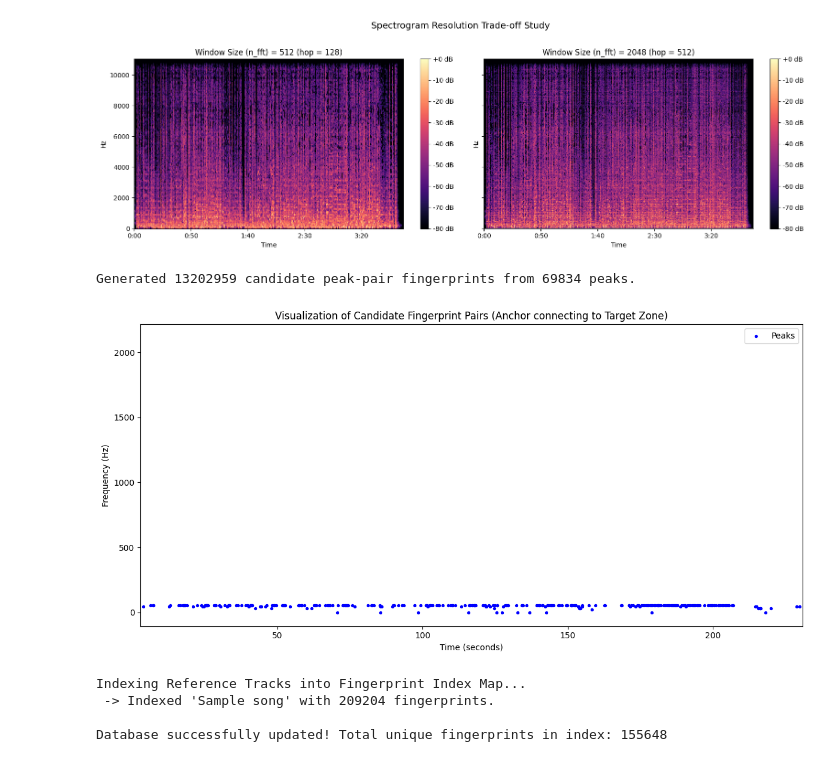
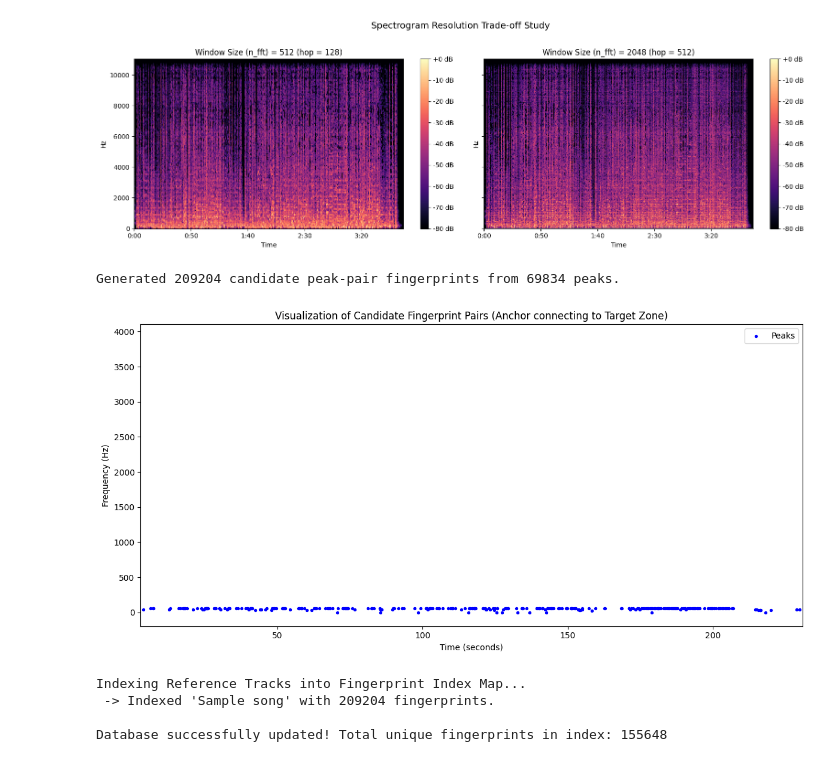
Before and after one commit to RamRishit/Week2, a Jupyter notebook: MainFile.ipynb, the cells around one changed output. Drawn from its saved outputs; the diff is of its cells as text; code cells hidden in the pictures.

```diff
--- a/MainFile.ipynb
+++ b/MainFile.ipynb
@@ -65,25 +66,3 @@ print(f"\nActive Focus Song selected for visualization: '{focus_song}'")
 Successfully loaded reference track: 'Sample song' | Duration: 236.7s
 
 Active Focus Song selected for visualization: 'Sample song'
-# %%
-#Uploading song and making the audio dictionary
-
-paths = {
-    "Sample song": "/content/audio1.mp3"
-}
-
-sr = 22050
-audio = {}
-
-for name, path in paths.items():
-    info = sf.info(path)
-
-    y, _ = librosa.load(path, sr=sr, mono=True)
-    audio[name] = y
-
-    print(
-        name,
-        "Original sample rate:", info.samplerate,
-        "Original channels:", info.channels,
-        "Duration:", round(len(y) / sr, 2), "seconds"
-    )
@@ -254,7 +231,7 @@ plt.show()
 # %% [output]
 [figure]
 # %%
-# Task 4: Fingerprint Representation (Peak-Pairing)
+# Task 4: Optimized Fingerprint Representation (Peak-Pairing with Fan-out constraint)
 # Sort the peak coordinates by time so we can scan forward in time
 
 peaks = sorted(zip(peak_times, peak_frequencies), key=lambda x: x[0])
@@ -263,11 +240,13 @@ peaks = sorted(zip(peak_times, peak_frequencies), key=lambda x: x[0])
 MIN_TIME_GAP = 0.1     # minimum time difference in seconds between paired peaks
 MAX_TIME_GAP = 1.5     # maximum time difference in seconds between paired peaks
 MAX_FREQ_GAP = 2000.0  # maximum frequency difference in Hz between paired peaks
+FAN_OUT = 3            # limit pairing density to prevent RAM explosion
 
 fingerprints = []
 
 # Iterate through each peak as an anchor point
 for i, (t1, f1) in enumerate(peaks):
+    connections = 0
     for j in range(i + 1, len(peaks)):
         t2, f2 = peaks[j]
         dt = t2 - t1
@@ -277,36 +256,38 @@ for i, (t1, f1) in enumerate(peaks):
             break
 
         # Check if the pair falls inside the target zone criteria
         if dt >= MIN_TIME_GAP and abs(f2 - f1) <= MAX_FREQ_GAP:
             # Record the fingerprint pair: ((f1, f2, dt), t1)
-            # We round to store them efficiently as integers/discrete values
             fingerprints.append(((int(f1), int(f2), round(dt, 2)), round(t1, 2)))
+            connections += 1
+            if connections >= FAN_OUT:
+                break
 
 print(f"Generated {len(fingerprints)} candidate peak-pair fingerprints from {len(peaks)} peaks.")
 
 # Let's plot a small subset of these pairs (e.g. first 150 pairs) to visualize the connections
 plt.figure(figsize=(12, 6))
 plt.scatter(peak_times[:300], peak_frequencies[:300], color='blue', s=8, label='Peaks', zorder=2)
 
 # Draw connection lines for the first 150 fingerprints
 plotted_lines = 0
 for ((f1, f2, dt), t1) in fingerprints:
     if plotted_lines >= 150:
         break
     t2 = t1 + dt
     plt.plot([t1, t2], [f1, f2], color='red', alpha=0.3, linestyle='-', linewidth=0.8, zorder=1)
     plotted_lines += 1
 
 plt.title("Visualization of Candidate Fingerprint Pairs (Anchor connecting to Target Zone)")
 plt.xlabel("Time (seconds)")
 plt.ylabel("Frequency (Hz)")
 plt.legend()
 plt.xlim(min(peak_times[:300]) - 1, max(peak_times[:300]) + 1)
 plt.tight_layout()
 plt.show()
 # %% [output]
-Generated 13202959 candidate peak-pair fingerprints from 69834 peaks.
+Generated 209204 candidate peak-pair fingerprints from 69834 peaks.
-[figure, old version]
+[figure, new version]
 # %%
 # --- Scalable & Safe Multi-Song Fingerprint Indexer ---
 # Instead of processing all songs at once in a massive, fragile array, we index them dynamically.
```
Also changed, not shown: parts of 11 cells of this notebook.
